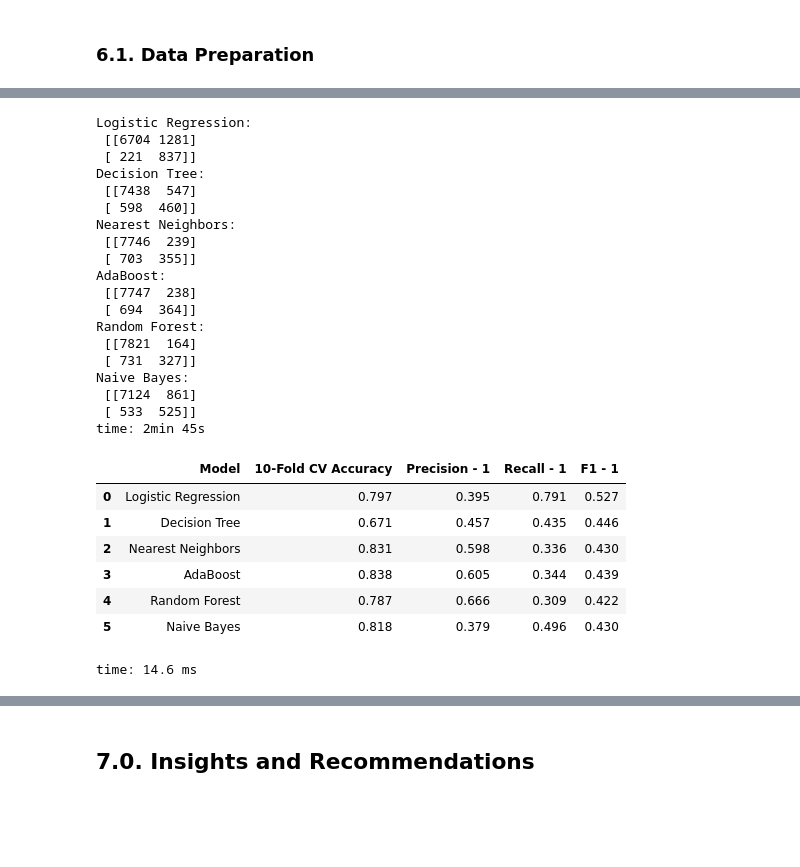
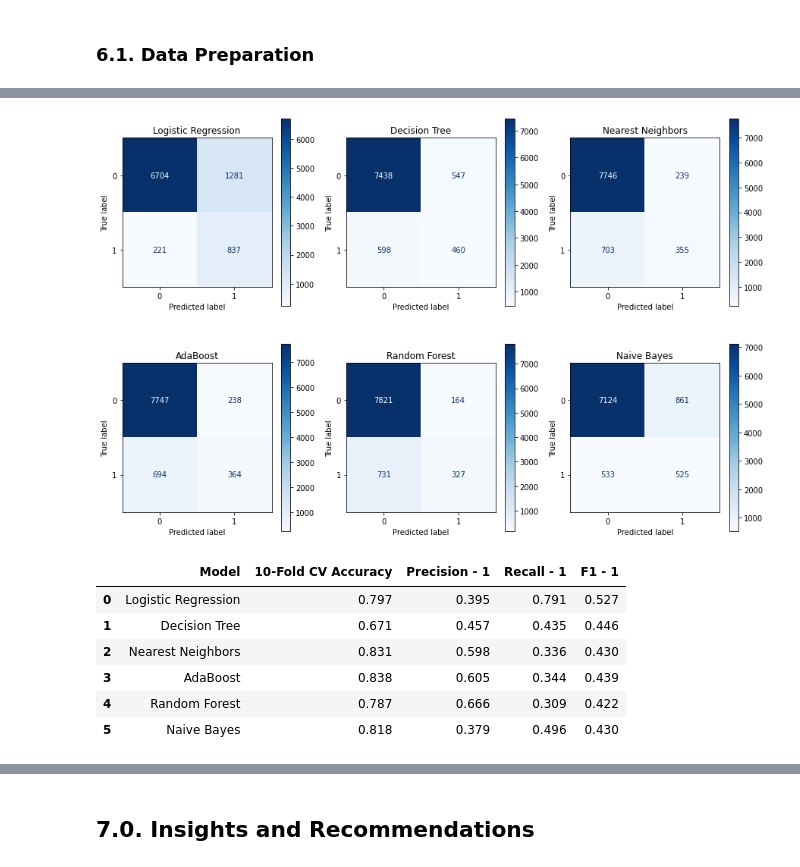
Before and after one commit to vitorlavor/Project2, a Jupyter notebook: ProjectBankMarketing.ipynb, the cells around one changed output, grey strips where cells are left out. Cells and saved outputs as stored; diff of their text form; code cells hidden in the pictures; blank space fills up the shorter version.

```diff
--- a/ProjectBankMarketing.ipynb
+++ b/ProjectBankMarketing.ipynb
@@ -814,57 +773,53 @@ time: 3.54 ms
 # %%
 # Classifiers names
+
 names = ["Logistic Regression", "Decision Tree", "Nearest Neighbors", "AdaBoost",
          "Random Forest", "Naive Bayes",]
 
 classifiers = [
     LogisticRegression(max_iter = 1000, random_state = 1, class_weight = weights),
     DecisionTreeClassifier(random_state = 1, class_weight = weights),
     KNeighborsClassifier(),
     AdaBoostClassifier(random_state = 1),
     RandomForestClassifier(random_state = 1, class_weight = weights),
     GaussianNB()]
 
+fig, axes = plt.subplots(nrows = 2, ncols = 3, figsize=(15,10))
+
 # iteration trough classifiers
-for name, clf in zip(names, classifiers):
+
+for name, clf, ax in zip(names, classifiers, axes.flatten()):
 
   # Fit and Predict
+
   estimator = clf.fit(X_train, y_train)
   predictions_test = estimator.predict(X_test)
 
   # Metrics
+
   k10_accuracy = float(format(cross_val_score(clf, data_model[features], data_model['deposit'], cv=10, scoring = 'accuracy').mean(),'.3f'))
   recall = recall_score(y_test, predictions_test).round(3)
   precision = precision_score(y_test, predictions_test).round(3)
   f1 = f1_score(y_test, predictions_test).round(3)
 
-  # Confusion Matrix
-  cm = confusion_matrix(y_test, predictions_test)
-  print(f'{name}: \n {cm}')
+  # Confusion Matrix Plot
+
+  plot_confusion_matrix(estimator,
+                        X_test,
+                        y_test,
+                        ax=ax,
+                        cmap='Blues',
+                        values_format = 'd')
+  ax.title.set_text(name)
 
   # Increment the evaluation table
 
   r = evaluation.shape[0]
   evaluation.loc[r] = [name, k10_accuracy, precision, recall, f1]
+
+plt.show()
 # %% [output]
-Logistic Regression:
- [[6704 1281]
- [ 221  837]]
-Decision Tree:
- [[7438  547]
- [ 598  460]]
-Nearest Neighbors:
- [[7746  239]
- [ 703  355]]
-AdaBoost:
- [[7747  238]
- [ 694  364]]
-Random Forest:
- [[7821  164]
- [ 731  327]]
-Naive Bayes:
- [[7124  861]
- [ 533  525]]
-time: 2min 45s
+[figure, added]
 # %%
 # Evaluation table
 
@@ -877,5 +832,4 @@ evaluation
 | 3 | AdaBoost | 0.838 | 0.605 | 0.344 | 0.439 |
 | 4 | Random Forest | 0.787 | 0.666 | 0.309 | 0.422 |
 | 5 | Naive Bayes | 0.818 | 0.379 | 0.496 | 0.430 |
-time: 14.6 ms
 # %% [markdown]
```
Also changed, not shown: parts of 72 cells of this notebook.
